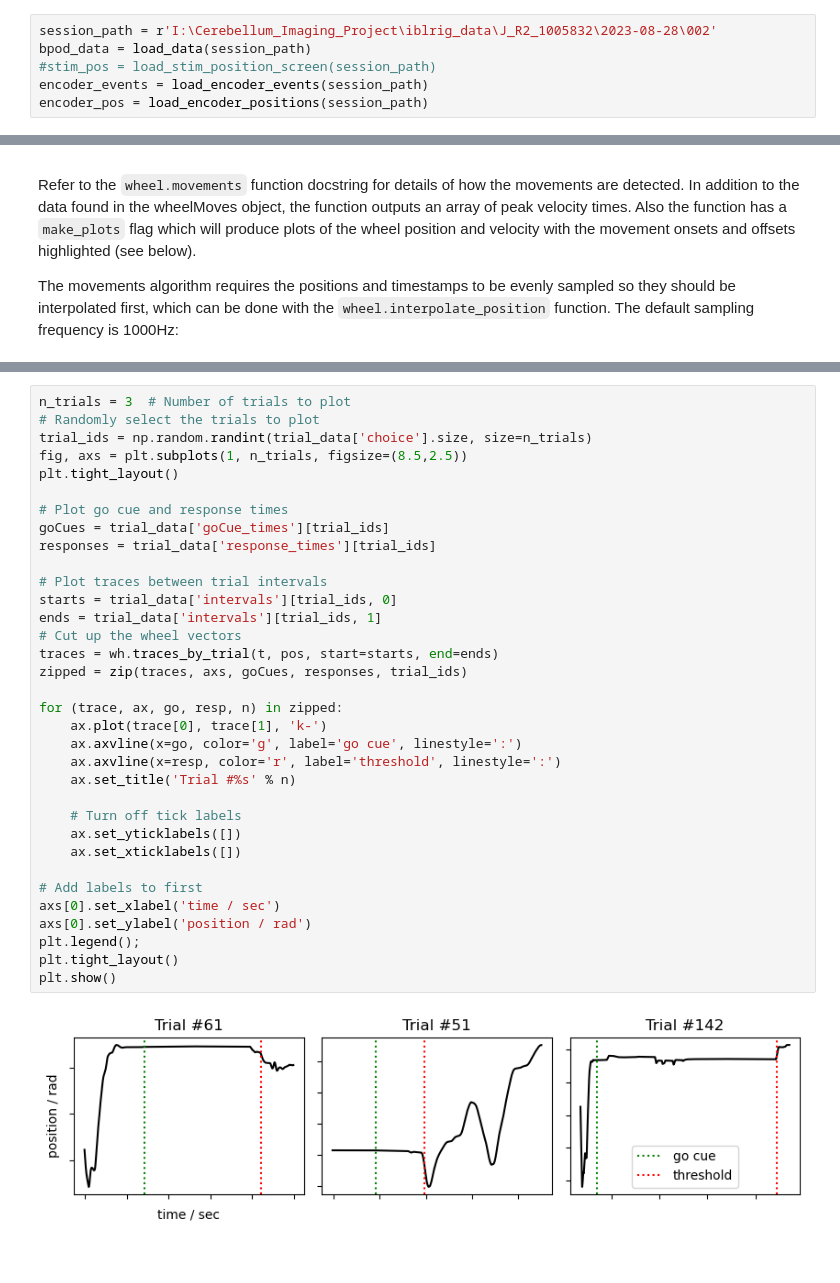
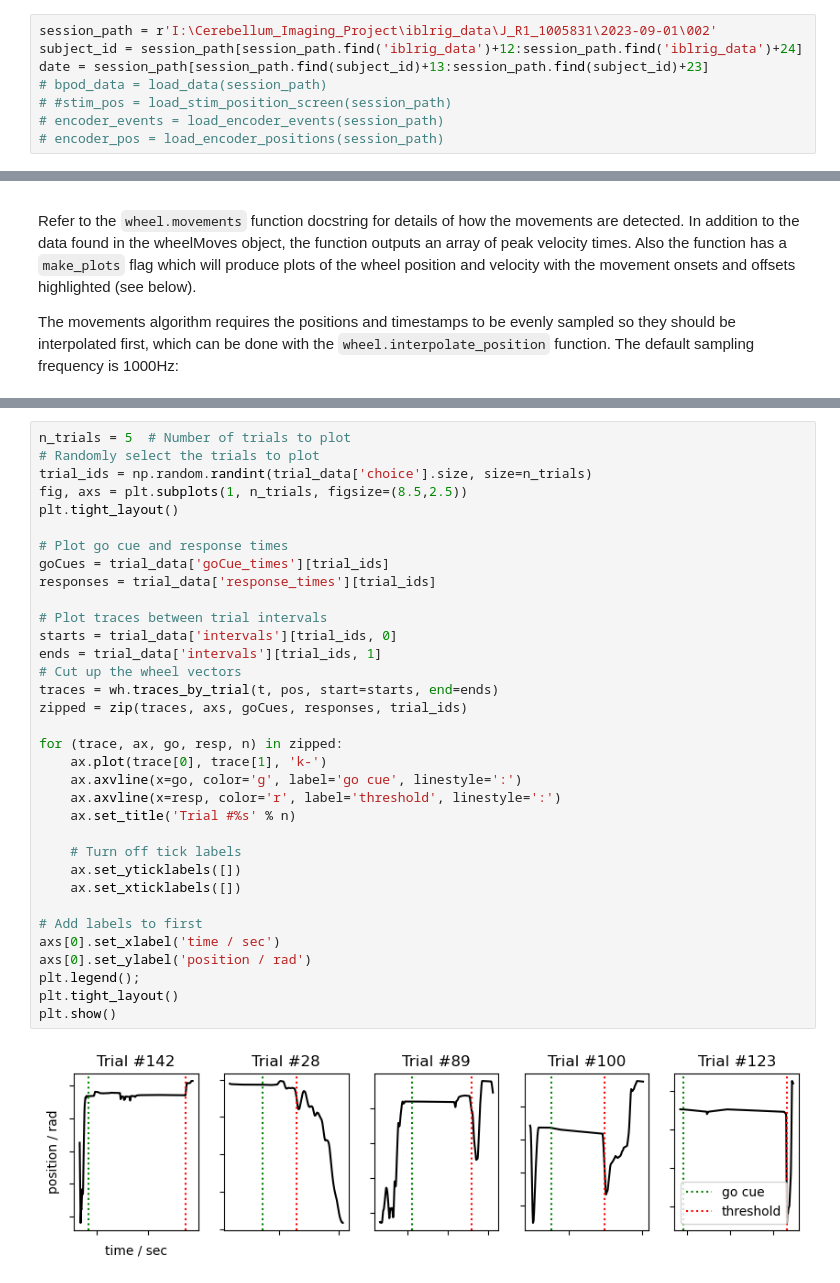
Before and after one commit to edwardyan95/ibllib, a Jupyter notebook: brainbox/examples/EY_preprocess.ipynb, the cells around one changed output, grey strips where cells are left out. Cells and saved outputs as stored; diff of their text form.

```diff
--- a/brainbox/examples/EY_preprocess.ipynb
+++ b/brainbox/examples/EY_preprocess.ipynb
@@ -18,8 +19,10 @@ from localAlf import load_wheel_reaction_times_local
 # %%
-session_path = r'I:\Cerebellum_Imaging_Project\iblrig_data\J_R2_1005832\2023-08-28\002'
-bpod_data = load_data(session_path)
-#stim_pos = load_stim_position_screen(session_path)
-encoder_events = load_encoder_events(session_path)
-encoder_pos = load_encoder_positions(session_path)
+session_path = r'I:\Cerebellum_Imaging_Project\iblrig_data\J_R1_1005831\2023-09-01\002'
+subject_id = session_path[session_path.find('iblrig_data')+12:session_path.find('iblrig_data')+24]
+date = session_path[session_path.find(subject_id)+13:session_path.find(subject_id)+23]
+# bpod_data = load_data(session_path)
+# #stim_pos = load_stim_position_screen(session_path)
+# encoder_events = load_encoder_events(session_path)
+# encoder_pos = load_encoder_positions(session_path)
 # %%
 trials, wheel, output_files = extract_all(session_path, save=True)
@@ -107,36 +127,36 @@ plt.show()
 # %%
-n_trials = 3  # Number of trials to plot
+n_trials = 5  # Number of trials to plot
 # Randomly select the trials to plot
 trial_ids = np.random.randint(trial_data['choice'].size, size=n_trials)
 fig, axs = plt.subplots(1, n_trials, figsize=(8.5,2.5))
 plt.tight_layout()
 
 # Plot go cue and response times
 goCues = trial_data['goCue_times'][trial_ids]
 responses = trial_data['response_times'][trial_ids]
 
 # Plot traces between trial intervals
 starts = trial_data['intervals'][trial_ids, 0]
 ends = trial_data['intervals'][trial_ids, 1]
 # Cut up the wheel vectors
 traces = wh.traces_by_trial(t, pos, start=starts, end=ends)
 zipped = zip(traces, axs, goCues, responses, trial_ids)
 
 for (trace, ax, go, resp, n) in zipped:
     ax.plot(trace[0], trace[1], 'k-')
     ax.axvline(x=go, color='g', label='go cue', linestyle=':')
     ax.axvline(x=resp, color='r', label='threshold', linestyle=':')
     ax.set_title('Trial #%s' % n)
 
     # Turn off tick labels
     ax.set_yticklabels([])
     ax.set_xticklabels([])
 
 # Add labels to first
 axs[0].set_xlabel('time / sec')
 axs[0].set_ylabel('position / rad')
 plt.legend();
 plt.tight_layout()
 plt.show()
 # %% [output]
-[figure, old version]
+[figure, new version]
```
Also changed, not shown: parts of 10 cells of this notebook.
